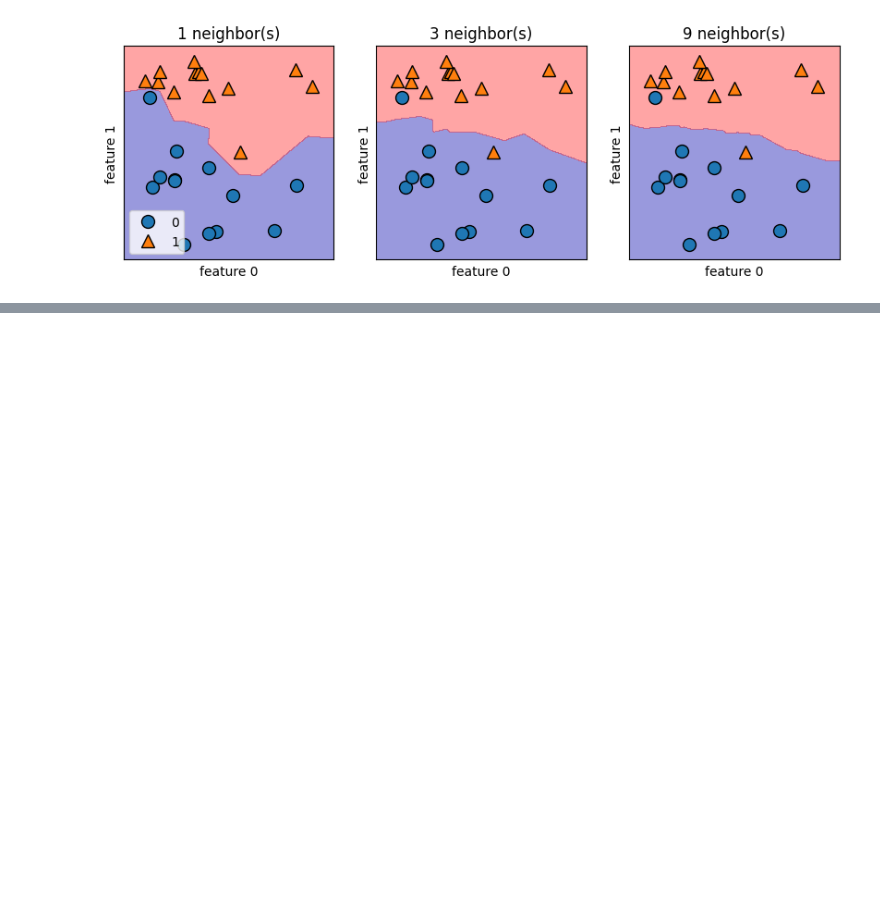
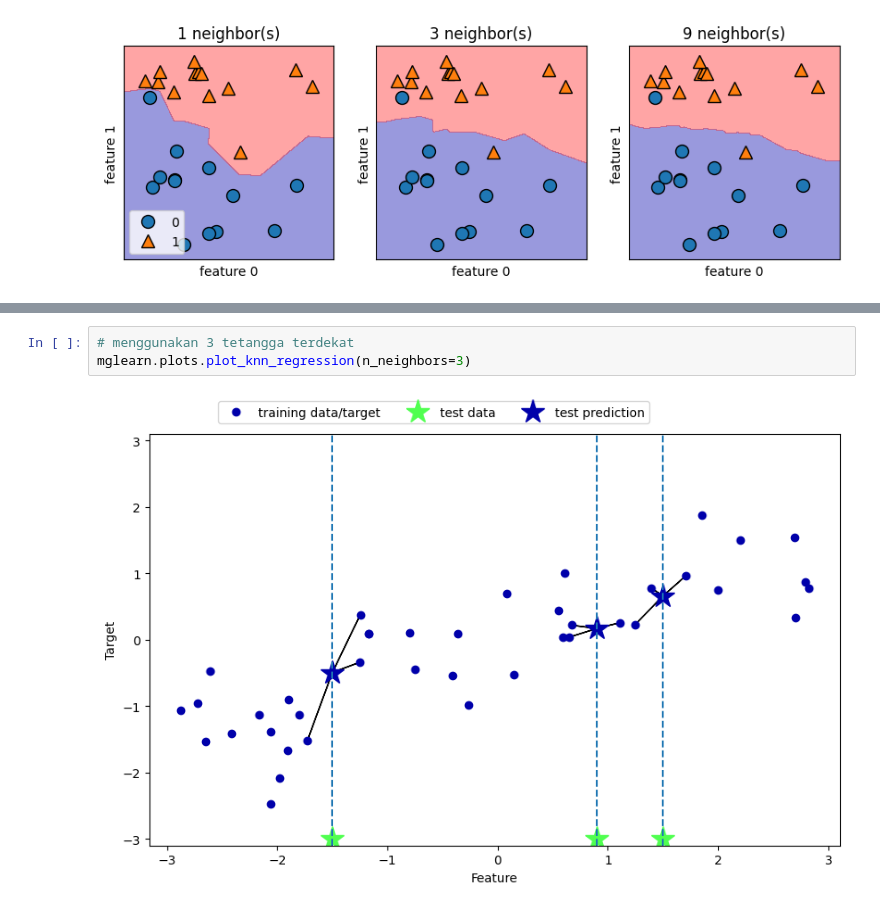
Before and after one commit to ihyaulumuddin044/machineLearning, a Jupyter notebook: makeSimpleDataset.ipynb, the cells around one changed output, grey strips where cells are left out. Cells and saved outputs as stored; diff of their text form; blank space fills up the shorter version.

```diff
--- a/makeSimpleDataset.ipynb
+++ b/makeSimpleDataset.ipynb
@@ -170,0 +178,5 @@ plt.legend()
+# %%
+# menggunakan 3 tetangga terdekat
+mglearn.plots.plot_knn_regression(n_neighbors=3)
+# %% [output]
+[figure, added]
```
Also changed, not shown: parts of 7 cells of this notebook.
